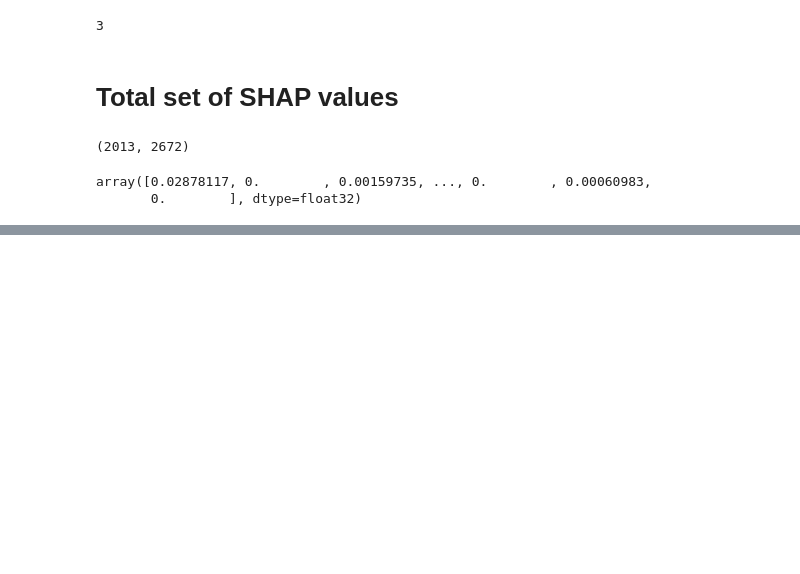
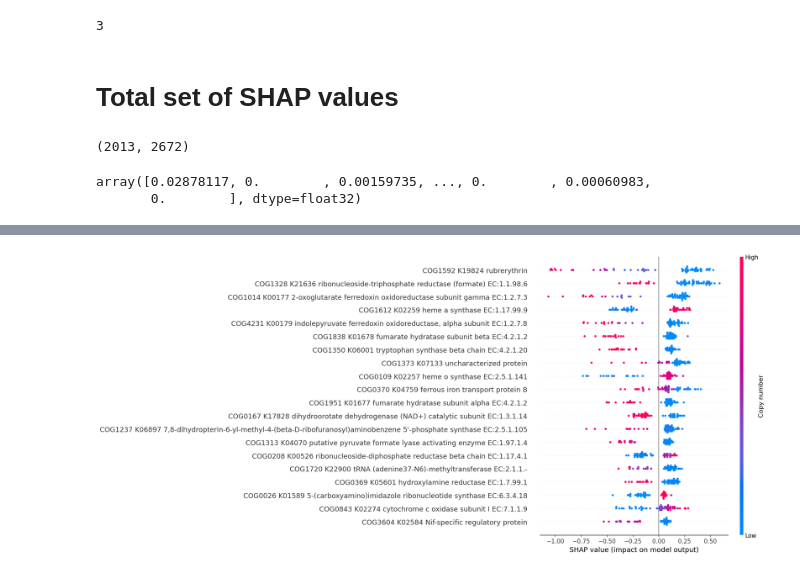
Before and after one commit to wwood/bacterial_dating_aerobic_predictor, a Jupyter notebook: 15_inspect_shap_values.ipynb, the cells around one changed output, grey strips where cells are left out. Saved outputs shown, nothing was run; the diff lists cells and outputs as text; code cells hidden in the pictures; blank space fills up the shorter version.

```diff
--- a/15_inspect_shap_values.ipynb
+++ b/15_inspect_shap_values.ipynb
@@ -260,0 +508,8 @@ shape: (5, 9)
+# %%
+min_age, max_age = 1, 500
+shap.summary_plot(
+    ages_shaps.filter(pl.col('age')>min_age).filter(pl.col('age')<max_age).select(pl.exclude(['node','age','xgboost_pred'])).to_numpy(),
+    d5s.filter(pl.col('age')>min_age).filter(pl.col('age')<max_age).select(pl.exclude(['node','age'])).to_pandas(),
+    color_bar_label='Copy number')
+# %% [output]
+[figure, added]
```
Also changed, not shown: parts of 26 cells of this notebook, 3 other files.
